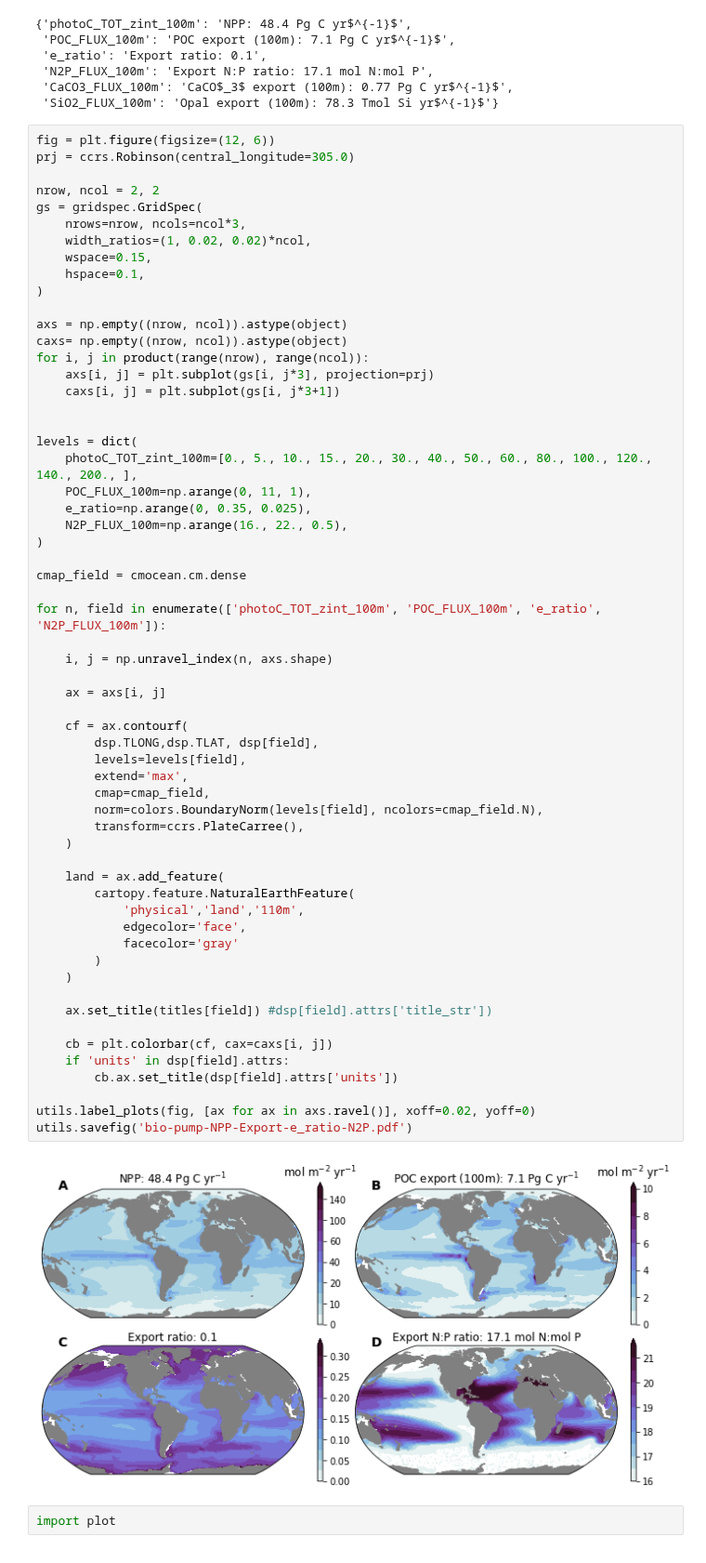
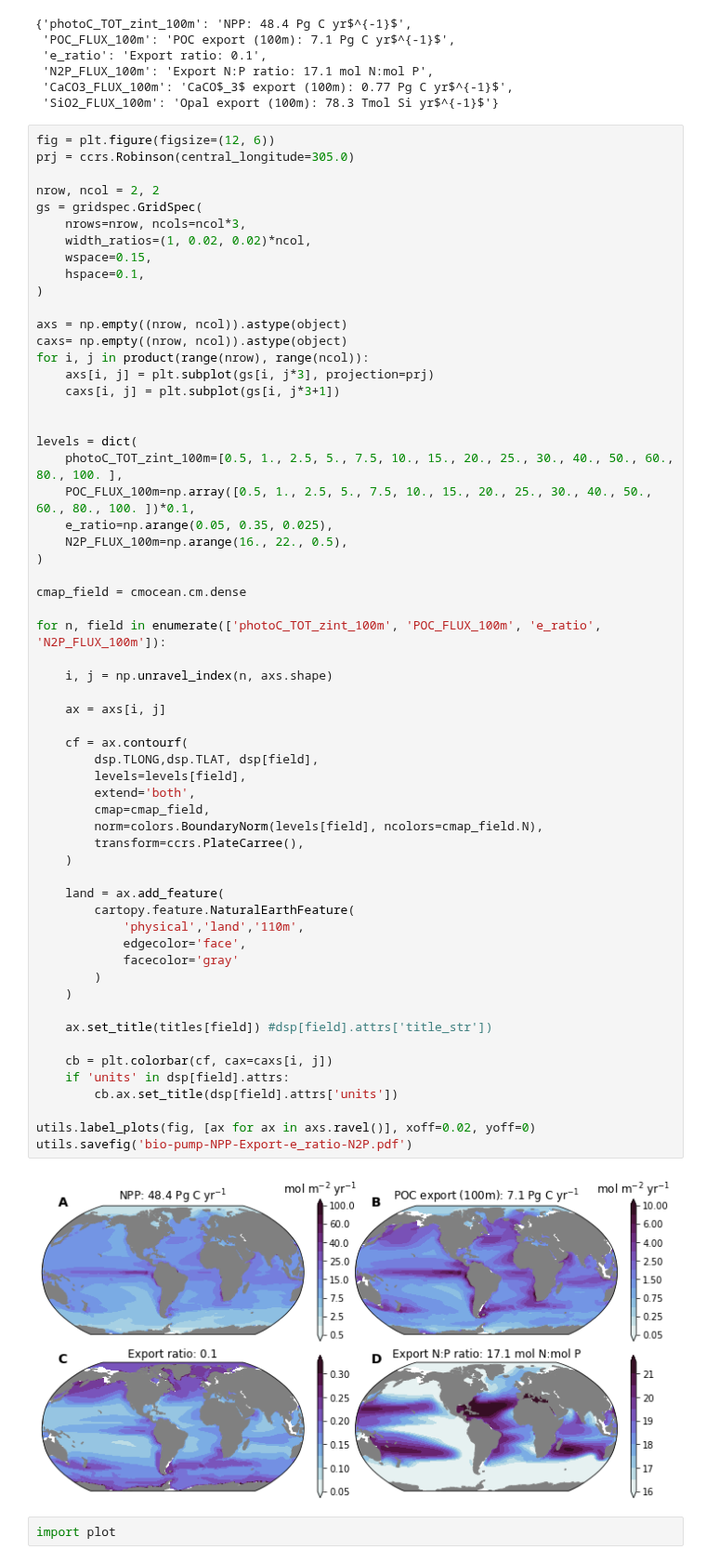
Before and after one commit to marbl-ecosys/cesm2-marbl, a Jupyter notebook: notebooks/biological-pump.ipynb, the cells around one changed output. Shown at 93% size. Drawn from its saved outputs; the diff is of its cells as text.

```diff
--- a/notebooks/biological-pump.ipynb
+++ b/notebooks/biological-pump.ipynb
@@ -244,9 +242,9 @@ for i, j in product(range(nrow), range(ncol)):
 
 
 levels = dict(
-    photoC_TOT_zint_100m=[0., 5., 10., 15., 20., 30., 40., 50., 60., 80., 100., 120., 140., 200., ],
-    POC_FLUX_100m=np.arange(0, 11, 1),
-    e_ratio=np.arange(0, 0.35, 0.025),
+    photoC_TOT_zint_100m=[0.5, 1., 2.5, 5., 7.5, 10., 15., 20., 25., 30., 40., 50., 60., 80., 100. ],
+    POC_FLUX_100m=np.array([0.5, 1., 2.5, 5., 7.5, 10., 15., 20., 25., 30., 40., 50., 60., 80., 100. ])*0.1,
+    e_ratio=np.arange(0.05, 0.35, 0.025),
     N2P_FLUX_100m=np.arange(16., 22., 0.5),
 )
 
@@ -256,35 +254,35 @@ for n, field in enumerate(['photoC_TOT_zint_100m', 'POC_FLUX_100m', 'e_ratio', '
 
     i, j = np.unravel_index(n, axs.shape)
 
     ax = axs[i, j]
 
     cf = ax.contourf(
         dsp.TLONG,dsp.TLAT, dsp[field],
         levels=levels[field],
-        extend='max',
+        extend='both',
         cmap=cmap_field,
         norm=colors.BoundaryNorm(levels[field], ncolors=cmap_field.N),
         transform=ccrs.PlateCarree(),
     )
 
     land = ax.add_feature(
         cartopy.feature.NaturalEarthFeature(
             'physical','land','110m',
             edgecolor='face',
             facecolor='gray'
         )
     )
 
     ax.set_title(titles[field]) #dsp[field].attrs['title_str'])
 
     cb = plt.colorbar(cf, cax=caxs[i, j])
     if 'units' in dsp[field].attrs:
         cb.ax.set_title(dsp[field].attrs['units'])
 
 utils.label_plots(fig, [ax for ax in axs.ravel()], xoff=0.02, yoff=0)
 utils.savefig('bio-pump-NPP-Export-e_ratio-N2P.pdf')
 # %% [output]
-[figure, old version]
+[figure, new version]
 # %%
 import plot
 # %%
```
Also changed, not shown: parts of 1 cell of this notebook, 2 other files.
